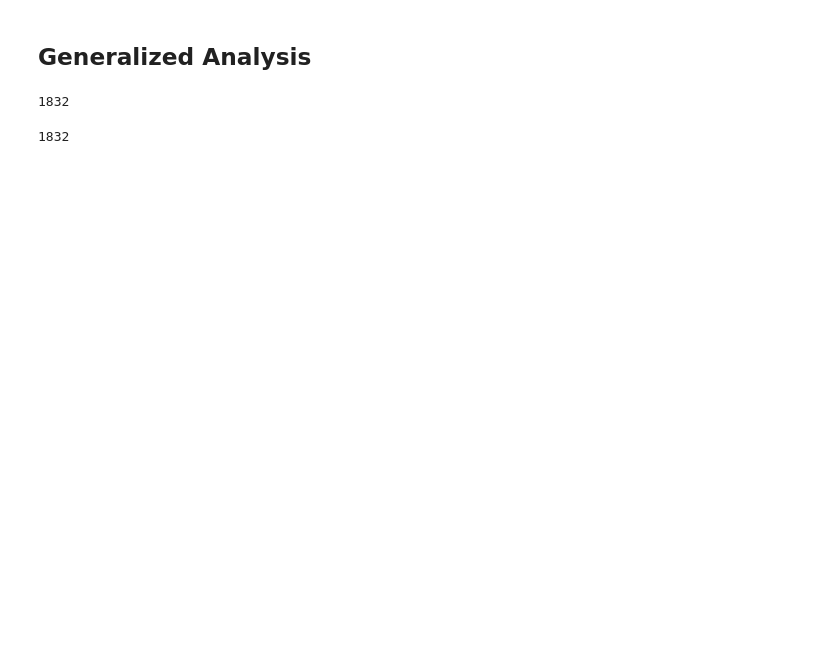
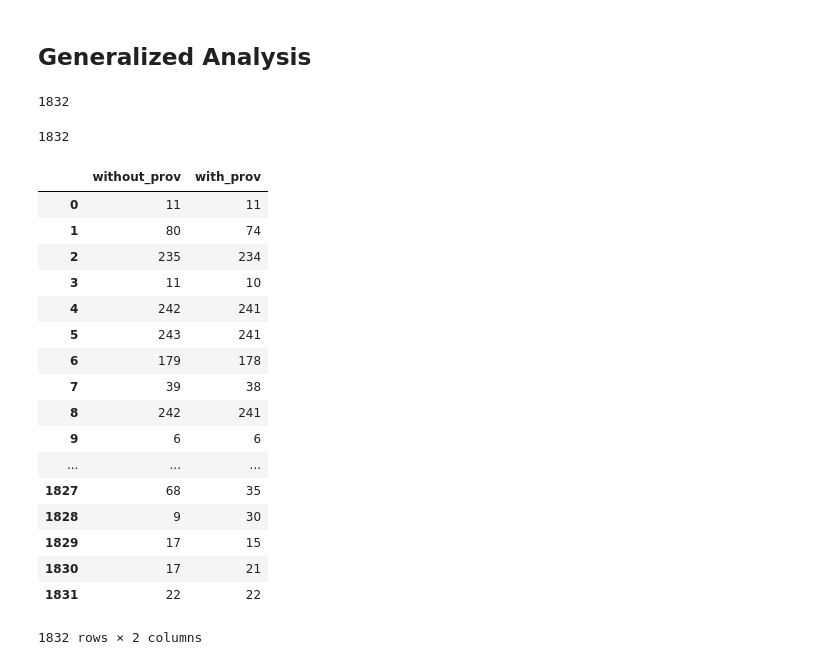
Before and after one commit to gems-uff/debugprov, a Jupyter notebook: experiments/13-Result_Analysis.ipynb, the cells around one changed output. Saved outputs shown, nothing was run; the diff lists cells and outputs as text; code cells hidden in the pictures; blank space fills up the shorter version.

```diff
--- a/experiments/13-Result_Analysis.ipynb
+++ b/experiments/13-Result_Analysis.ipynb
@@ -41,7 +43,7 @@ NavigationStrategies = [single_stepping,top_down,heaviest_first,divide_and_query
 # Strategy 3: Exclude a single execution when the found buggy node was not the expected buggy node
 #             (Strategy 3 DOES NOT allows paired analysis)
 
-strategy = 2
+strategy = 1
 # %%
 stored = 0
 discarted = 0
@@ -139,3 +129,30 @@ len(without_prov)
 len(with_prov)
 # %% [output]
 1832
+# %%
+data_frame = pd.DataFrame({
+            'without_prov': without_prov,
+            'with_prov': with_prov,
+})
+data_frame.to_excel('analysis/generalized_analysis.xlsx')
+# %%
+data_frame
+# %% [output]
+|  | without_prov | with_prov |
+| 0 | 11 | 11 |
+| 1 | 80 | 74 |
+| 2 | 235 | 234 |
+| 3 | 11 | 10 |
+| 4 | 242 | 241 |
+| 5 | 243 | 241 |
+| 6 | 179 | 178 |
+| 7 | 39 | 38 |
+| 8 | 242 | 241 |
+| 9 | 6 | 6 |
+| ... | ... | ... |
+| 1827 | 68 | 35 |
+| 1828 | 9 | 30 |
+| 1829 | 17 | 15 |
+| 1830 | 17 | 21 |
+| 1831 | 22 | 22 |
+1832 rows × 2 columns
```
Also changed, not shown: parts of 4 cells of this notebook.
